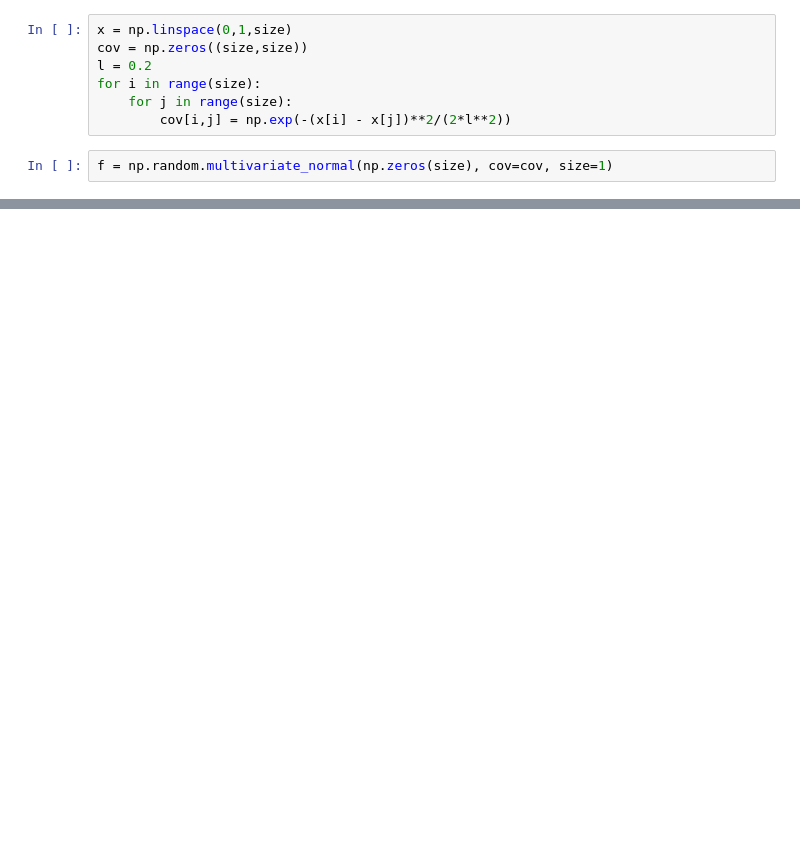
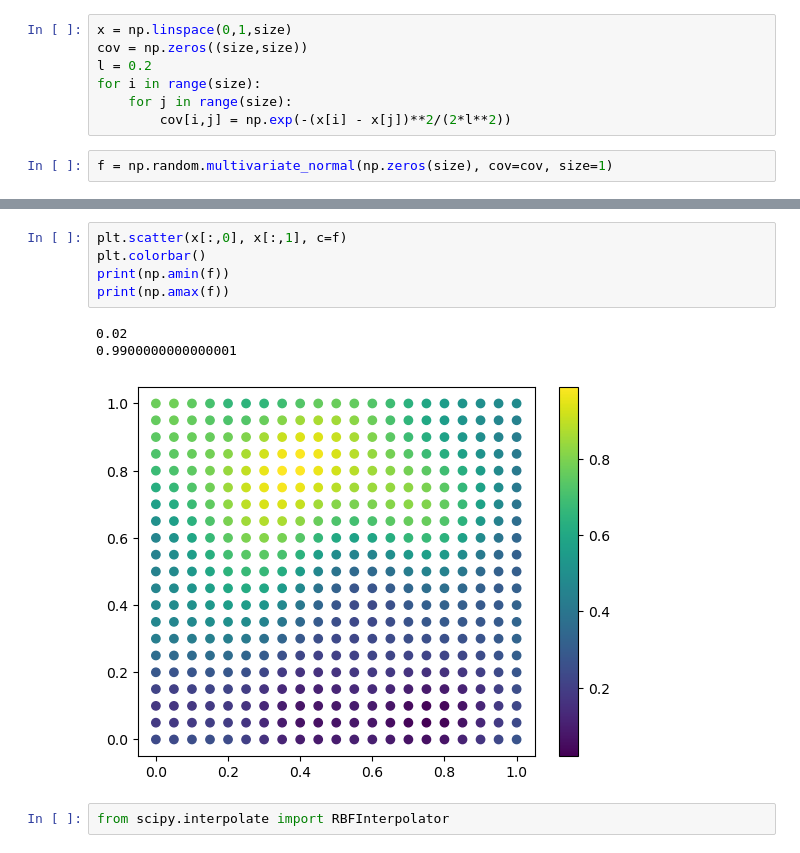
Before and after one commit to JoostHMPrins/ngo, a Jupyter notebook: developnotebooks/Gaussianrandomfield.ipynb, the cells around one changed output, grey strips where cells are left out. Drawn from its saved outputs; the diff is of its cells as text; blank space fills up the shorter version.

```diff
--- a/developnotebooks/Gaussianrandomfield.ipynb
+++ b/developnotebooks/Gaussianrandomfield.ipynb
@@ -29,0 +66,11 @@ plt.plot(f.T)
+# %%
+plt.scatter(x[:,0], x[:,1], c=f)
+plt.colorbar()
+print(np.amin(f))
+print(np.amax(f))
+# %% [output]
+0.02
+0.9900000000000001
+[figure, added]
+# %%
+from scipy.interpolate import RBFInterpolator
```
Also changed, not shown: parts of 13 cells of this notebook.
